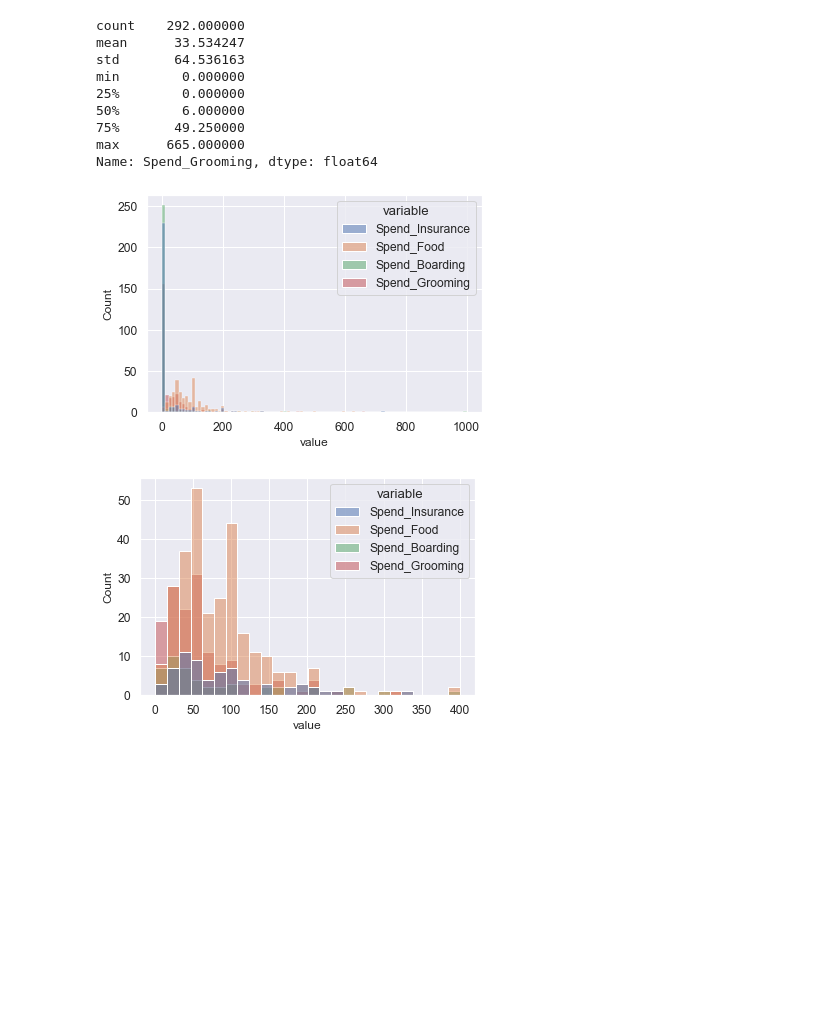
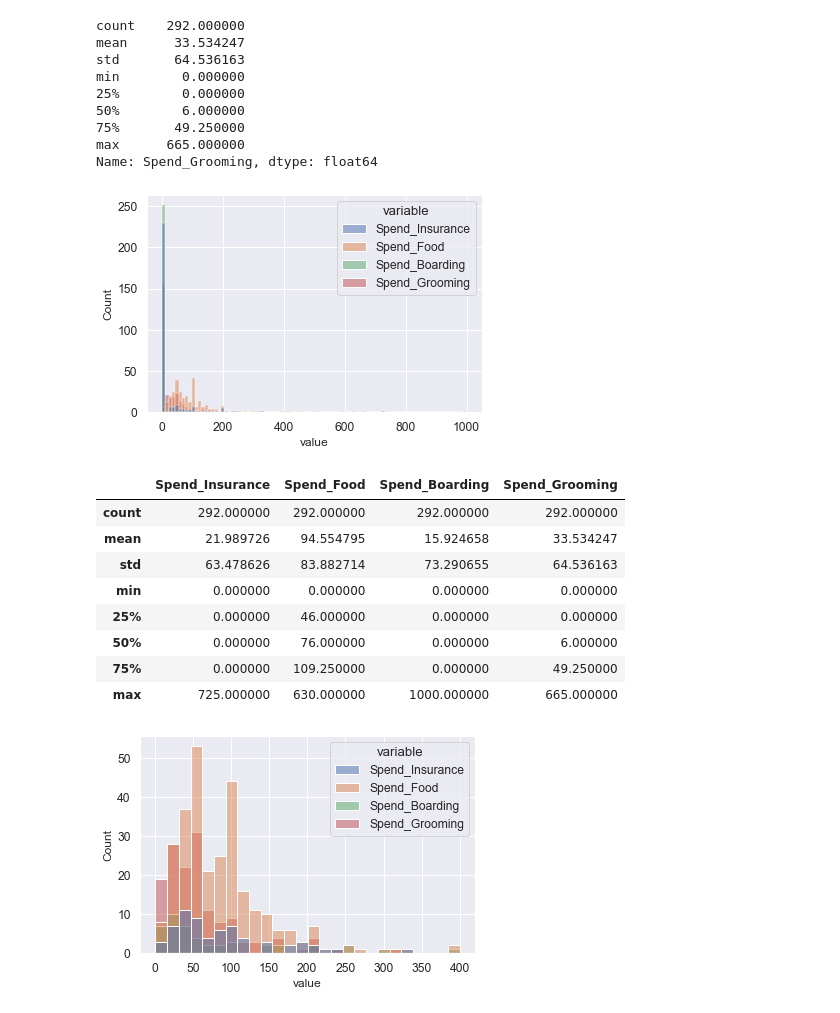
Before and after one commit to markhary/emba912_survey, a Jupyter notebook: ruby.ipynb, the cells around one changed output. Drawn from its saved outputs; the diff is of its cells as text; code cells hidden in the pictures; blank space fills up the shorter version.

```diff
--- a/ruby.ipynb
+++ b/ruby.ipynb
@@ -240,12 +238,23 @@ Name: Spend_Grooming, dtype: float64
 # %%
 columns = ["Spend_Insurance", "Spend_Food", "Spend_Boarding", "Spend_Grooming"]
 spend_combined = pd.melt(survey_data[columns])
 chart = sns.histplot(data=spend_combined, x="value", hue="variable")
 increase_axes(chart);
 save_figure(chart.get_figure(), "Spend_Combined")
 plt.show()
+
+survey_data[columns].describe()
 # %% [output]
 [figure]
+|  | Spend_Insurance | Spend_Food | Spend_Boarding | Spend_Grooming |
+| count | 292.000000 | 292.000000 | 292.000000 | 292.000000 |
+| mean | 21.989726 | 94.554795 | 15.924658 | 33.534247 |
+| std | 63.478626 | 83.882714 | 73.290655 | 64.536163 |
+| min | 0.000000 | 0.000000 | 0.000000 | 0.000000 |
+| 25% | 0.000000 | 46.000000 | 0.000000 | 0.000000 |
+| 50% | 0.000000 | 76.000000 | 0.000000 | 6.000000 |
+| 75% | 0.000000 | 109.250000 | 0.000000 | 49.250000 |
+| max | 725.000000 | 630.000000 | 1000.000000 | 665.000000 |
 # %%
 column="value"
 spend_combined_filtered = spend_combined[spend_combined[column].between(1, 400)][["variable","value"]]
```
Also changed, not shown: parts of 25 cells of this notebook, 5 other files.
